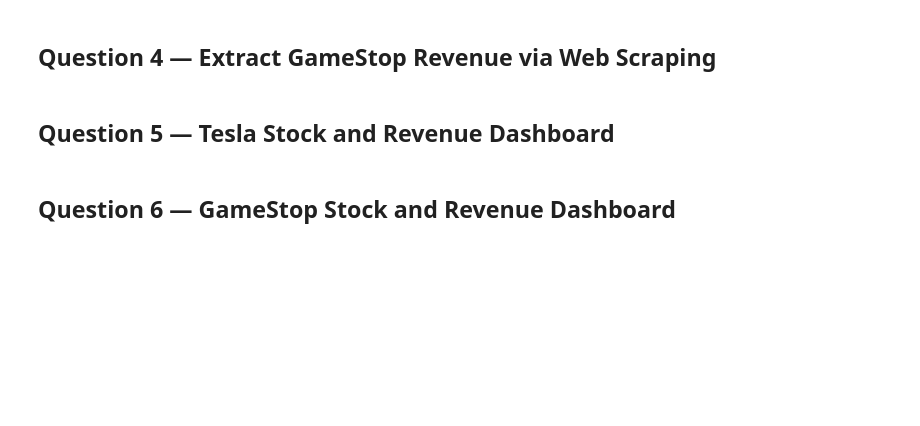
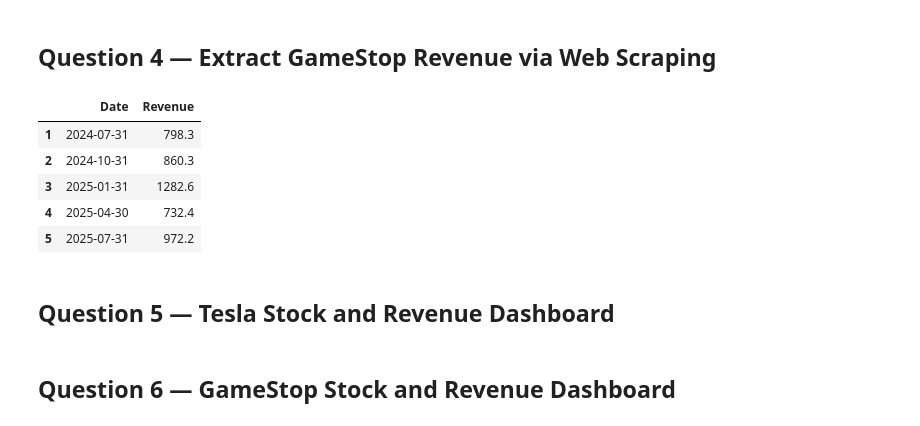
Before and after one commit to hnks-gh/coursera-ex, a Jupyter notebook: tsla_gme_dashboard.ipynb, the cells around one changed output. Saved outputs shown, nothing was run; the diff lists cells and outputs as text; code cells hidden in the pictures; blank space fills up the shorter version.

```diff
--- a/tsla_gme_dashboard.ipynb
+++ b/tsla_gme_dashboard.ipynb
@@ -103,8 +193,15 @@ gme_data.head()
 # %% [markdown]
 ## Question 4 — Extract GameStop Revenue via Web Scraping
 # %%
-gme_revenue = get_quarterly_revenue_from_macrotrends('GME', 'gamestop')
+gme_revenue = get_quarterly_revenue_from_yfinance('GME')
 gme_revenue.tail()
+# %% [output]
+|  | Date | Revenue |
+| 1 | 2024-07-31 | 798.3 |
+| 2 | 2024-10-31 | 860.3 |
+| 3 | 2025-01-31 | 1282.6 |
+| 4 | 2025-04-30 | 732.4 |
+| 5 | 2025-07-31 | 972.2 |
 # %% [markdown]
 ## Question 5 — Tesla Stock and Revenue Dashboard
 # %%
```
Also changed, not shown: parts of 6 cells of this notebook.
